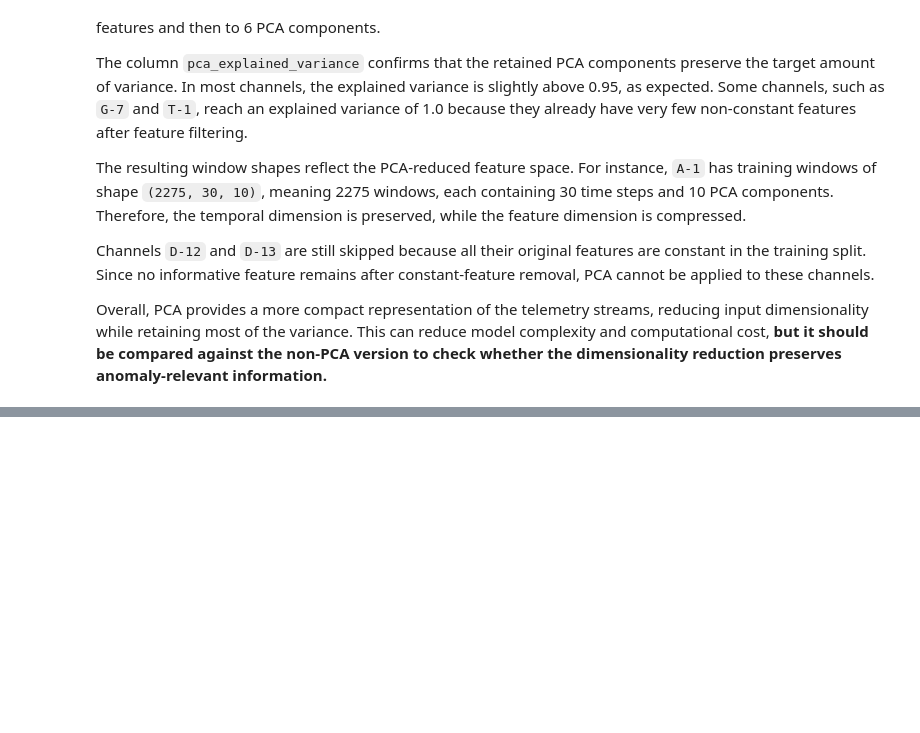
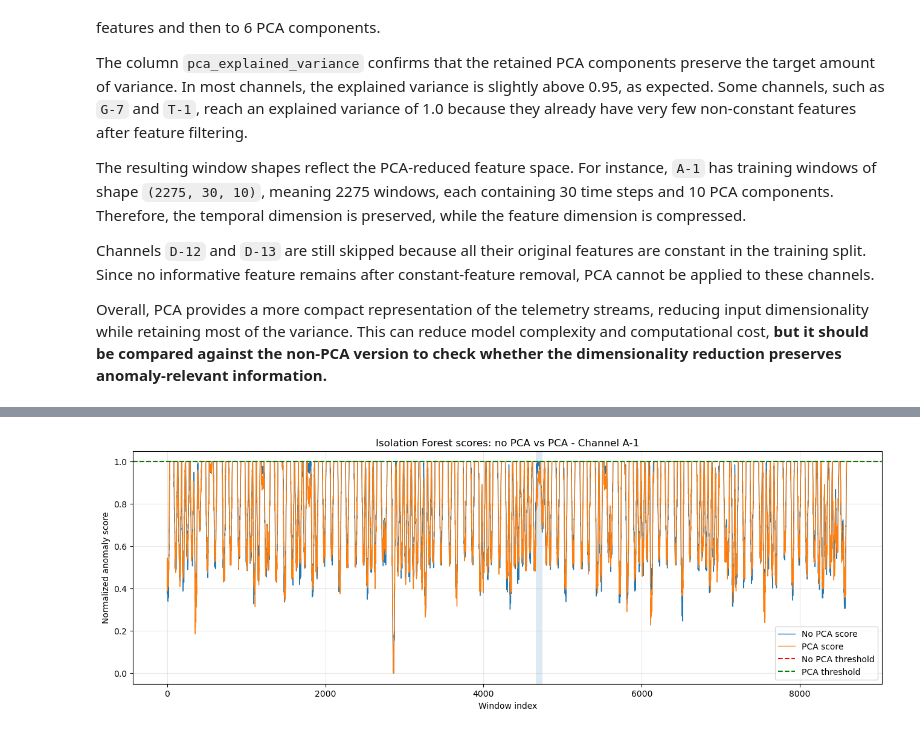
Before and after one commit to LucianoScarpino/Anomaly_Detection_Nasa_SMAP, a Jupyter notebook: Anomaly_Detection.ipynb, the cells around one changed output, grey strips where cells are left out. Drawn from its saved outputs; the diff is of its cells as text; code cells hidden in the pictures; blank space fills up the shorter version.

```diff
--- a/Anomaly_Detection.ipynb
+++ b/Anomaly_Detection.ipynb
@@ -518,0 +1214,11 @@ Overall, PCA provides a more compact representation of the telemetry streams, re
+# %%
+plot_iforest_comparison_pca_vs_no_pca(
+    channel_id="A-1",
+    scores_no_pca=iforest_no_pca_scores,
+    scores_pca=iforest_pca_scores,
+    test_data_no_pca=test_preprocessed_data,
+    results_no_pca=iforest_no_pca_df,
+    results_pca=iforest_pca_df
+)
+# %% [output]
+[figure, added]
```
Also changed, not shown: parts of 27 cells of this notebook, 1 other file.
